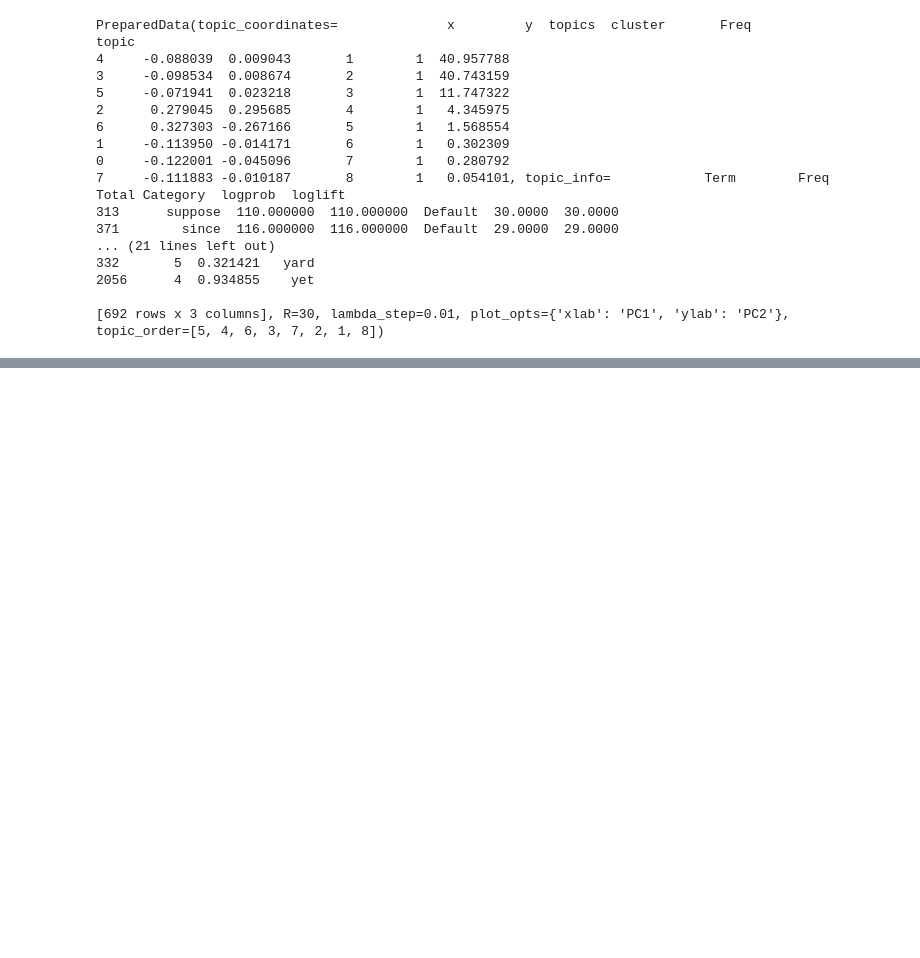
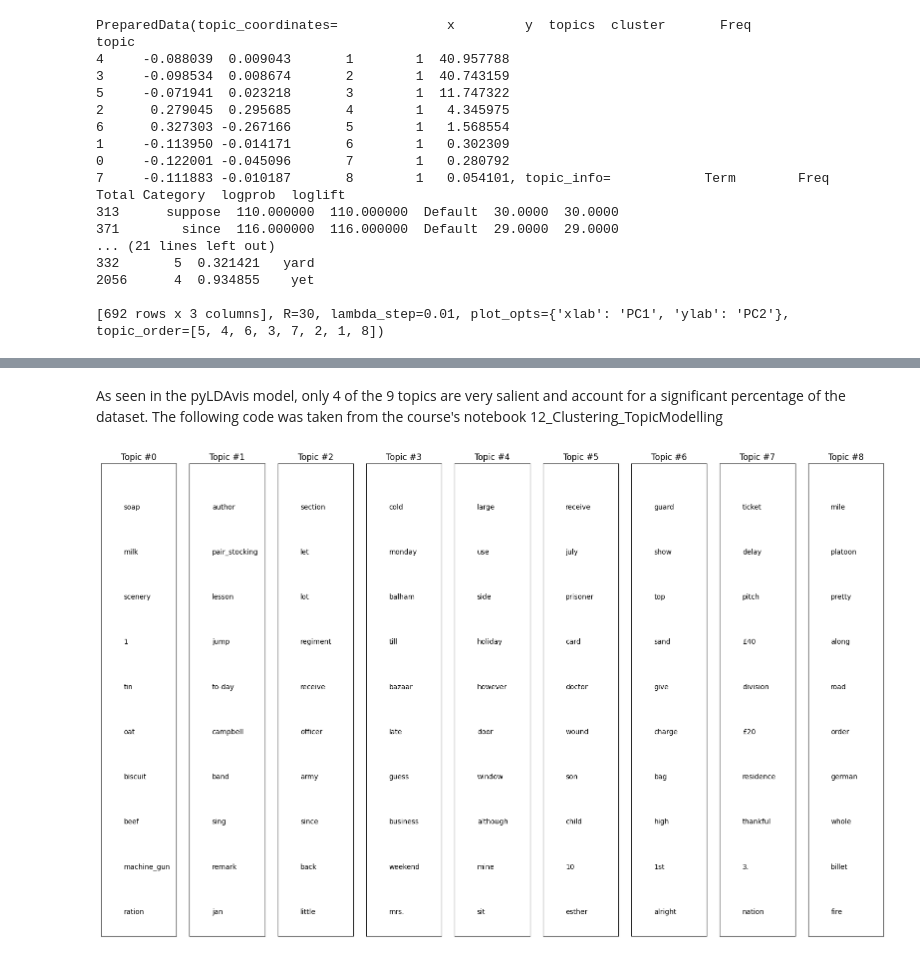
Before and after one commit to zhao-rry/TM2025_project, a Jupyter notebook: topicmodelling.ipynb, the cells around one changed output, grey strips where cells are left out. Drawn from its saved outputs; the diff is of its cells as text; code cells hidden in the pictures; blank space fills up the shorter version.

```diff
--- a/topicmodelling.ipynb
+++ b/topicmodelling.ipynb
@@ -287,0 +290,24 @@ ValueError: The number of FixedLocator locations (9), usually from a call to set
+# %% [markdown]
+As seen in the pyLDAvis model, only 4 of the 9 topics are very salient and account for a significant percentage of the dataset.
+The following code was taken from the course's notebook 12_Clustering_TopicModelling
+# %%
+fig = plt.figure(figsize=(16, 10))
+
+num_top_words = 10
+
+topic2top_words = dict(optimal_model.show_topics(formatted=False, num_words = num_top_words))
+fontsize_base = 25 / max([w[0][1] for w in topic2top_words.values()]) # font size for word with largest share in corpus
+
+for topic, words_shares in topic2top_words.items():
+    plt.subplot(1, optimal_model.num_topics, topic + 1)
+    plt.ylim(0, num_top_words + 0.5)  # stretch the y-axis to accommodate the words
+    plt.xticks([])  # remove x-axis markings ('ticks')
+    plt.yticks([]) # remove y-axis markings ('ticks')
+    plt.title('Topic #{}'.format(topic))
+    for i, (word, share) in enumerate(words_shares):
+        plt.text(0.3, num_top_words-i-0.5, word)
+
+plt.tight_layout()
+plt.show()
+# %% [output]
+[figure, added]
```
Also changed, not shown: parts of 21 cells of this notebook.
